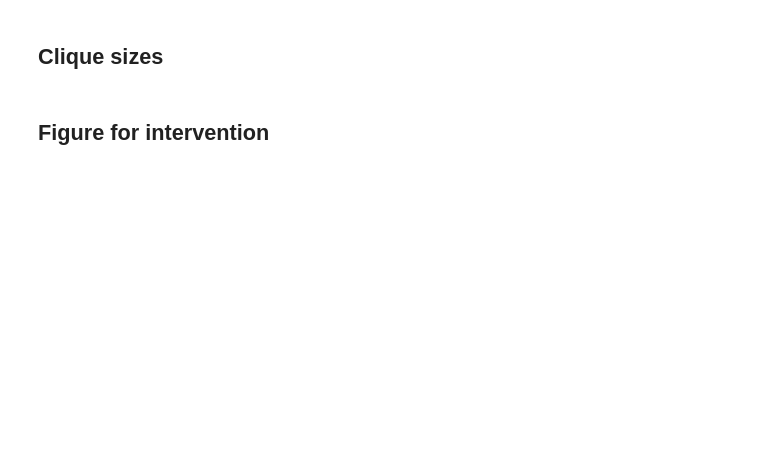
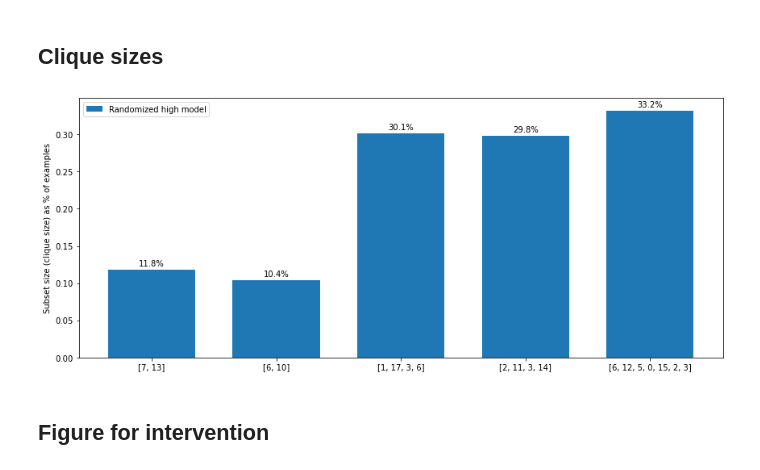
Before and after one commit to atticusg/Interchange, a Jupyter notebook: interchange_analysis.ipynb, the cells around one changed output. Cells and saved outputs as stored; diff of their text form; code cells hidden in the pictures; blank space fills up the shorter version.

Commit message:
randomized high-level model v1

```diff
--- a/interchange_analysis.ipynb
+++ b/interchange_analysis.ipynb
@@ -401,6 +401,42 @@ def max_data_by_normalized_columns(rows, cols, maximizing_cols):
 
     res = [np.array([r[c] for r in res]) for c in range(len(cols))]
     return labels, res
+
+
+
+def aggregate_by_rand_node_set(rs, col_name: str, aggregate: Callable, scale=1, use_new_labels=True):
+    res = {}
+
+    if aggregate not in {max, min, sum}:
+        raise ValueError("Does not support this type of aggregation")
+
+    for row in rs:
+        abstraction = json.loads(row["abstraction"])
+        high_node = abstraction[0]
+        low_node = abstraction[1][0]
+
+        i = row["random_node_idxs"]
+
+        if col_name.endswith("s"):
+            values = json.loads(row[col_name])
+            value = aggregate(values)
+        else:
+            value = row[col_name]
+
+        value *= scale
+
+        if res.get(i, None) is None:
+            res[i] = value
+        else:
+            res[i] = aggregate([res[i], value])
+
+    for i, x in res.items():
+        if x is None:
+            res[i] = 0
+    labels = list(res.keys())
+    res = [res[label] for label in labels]
+
+    return labels, res
 # %%
 bert_hard_data = db.select("data/interchange/bert-hard.db", "results", cond_dict={"status": 2})
 print(f"got {len(bert_hard_data)} rows from bert_hard_data")
@@ -419,3 +455,5 @@ print(f"got {len(lstm_baseline_data)} rows from lstm_baseline_data")
 
 # lstm_hard_data = db.select("experiment_data/sep/nov2-500.db", "results", cond_dict={"status": 4}, like={"abstraction": "%lstm_0%"})
 # print(len(old_lstm_easy_data))
+rand_bert_hard_data = db.select("data/interchange/rand-bert-hard.db", "results", cond_dict={"status": 2})
+print(f"got {len(rand_bert_hard_data)} rows from rand_bert_hard_data")
@@ -454,6 +506,14 @@ multi_bar_plot(labels, data_for_plot, data_labels,
                bar_y_label="Size as % of examples",
                title="",
                bar_label_fmt='{:.1%}')
+# %%
+labels, rand_bert_clq_size = aggregate_by_rand_node_set(rand_bert_hard_data, "max_clique_sizes", scale=0.001, aggregate=max)
+multi_bar_plot(labels, [rand_bert_clq_size], ["Randomized high model"],
+               bar_y_label="Maximum clique size as % of examples",
+               title="",
+              bar_label_fmt="{:.1%}")
+# %% [output]
+[figure, added]
 # %%
 data_for_plot = [bert_easy_clq_size, bert_hard_clq_size]
 data_labels = ["BERT-Easy", "BERT-Hard"]
```
Also changed, not shown: parts of 2 cells of this notebook, 20 other files.
